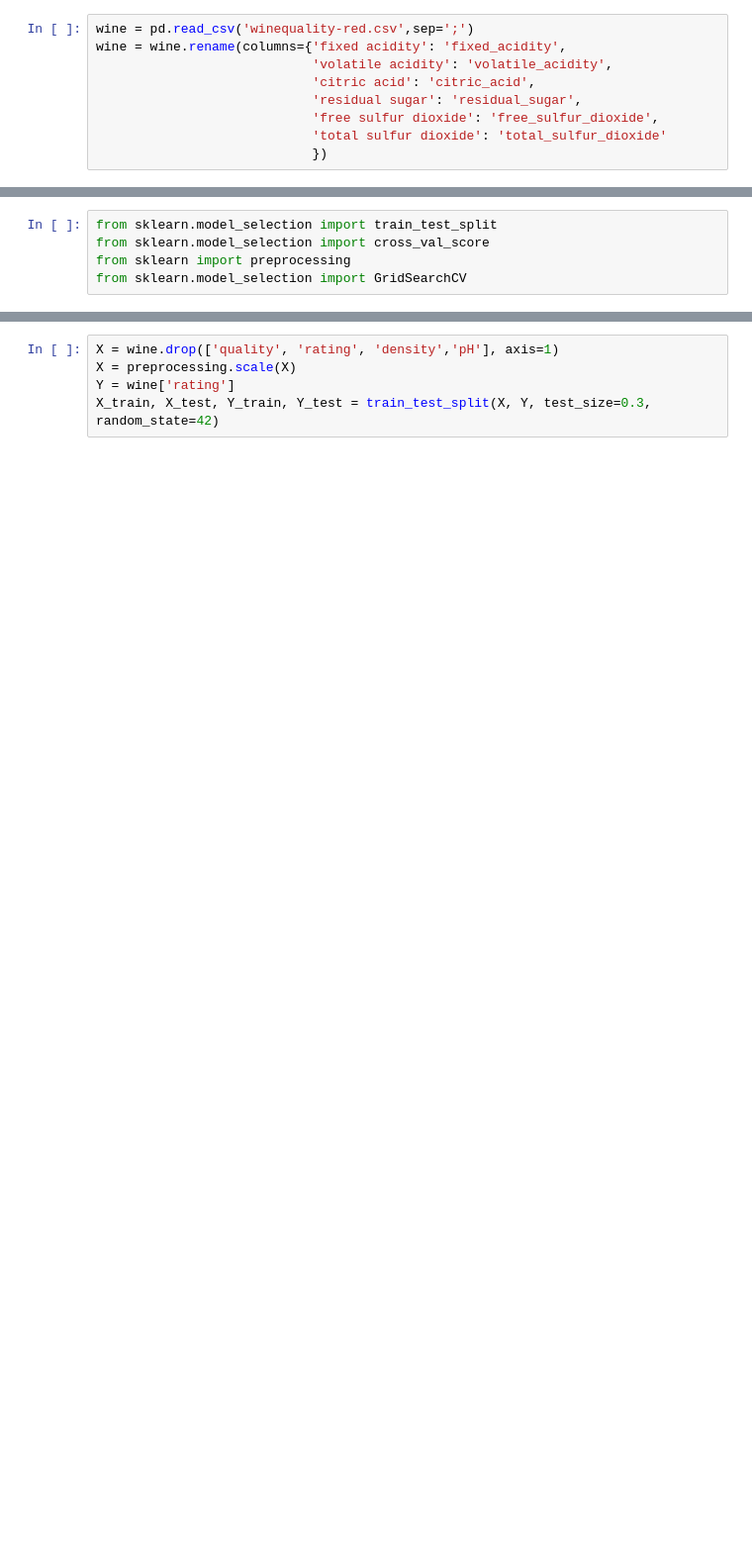
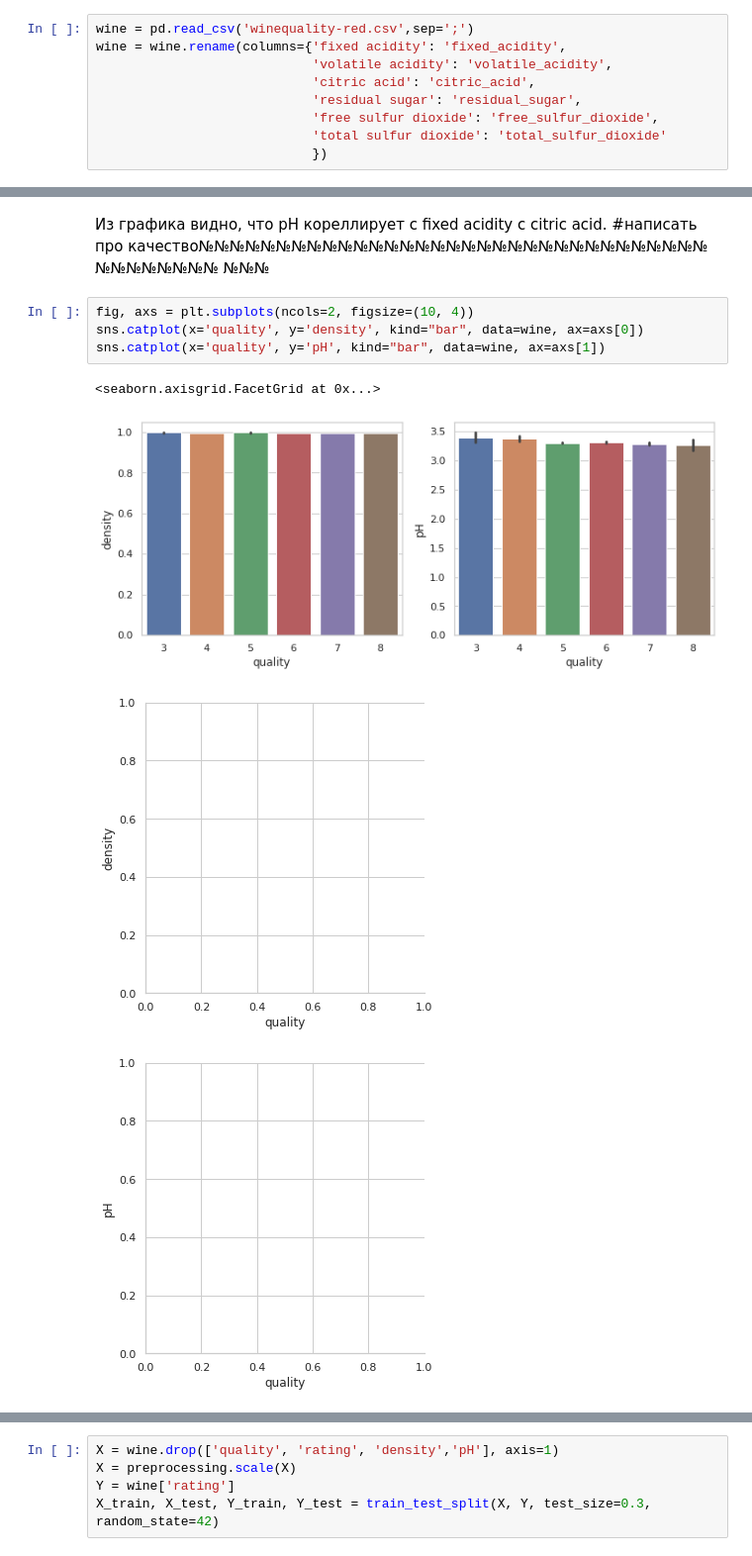
Before and after one commit to DenZaytsev/bitworks_task, a Jupyter notebook: bitworks_test.ipynb, the cells around one changed output, grey strips where cells are left out. Shown at 99% size. Cells and saved outputs as stored; diff of their text form; blank space fills up the shorter version.

```diff
--- a/bitworks_test.ipynb
+++ b/bitworks_test.ipynb
@@ -113,8 +132,15 @@ sns.heatmap(data=cor_mat, mask=mask,
 # %% [output]
 <matplotlib.axes._subplots.AxesSubplot at 0x...>
 [figure]
-# %%
-from sklearn.model_selection import train_test_split
-from sklearn.model_selection import cross_val_score
-from sklearn import preprocessing
-from sklearn.model_selection import GridSearchCV
+# %% [markdown]
+Из графика видно, что pH кореллирует с fixed acidity с citric acid.
+#написать про качество№№№№№№№№№№№№№№№№№№№№№№№№№№№№№№№№№№№№№№№№№  №№№
+# %%
+fig, axs = plt.subplots(ncols=2, figsize=(10, 4))
+sns.catplot(x='quality', y='density', kind="bar", data=wine, ax=axs[0])
+sns.catplot(x='quality', y='pH', kind="bar", data=wine, ax=axs[1])
+# %% [output]
+<seaborn.axisgrid.FacetGrid at 0x...>
+[figure, added]
+[figure, added]
+[figure, added]
```
Also changed, not shown: parts of 33 cells of this notebook.
